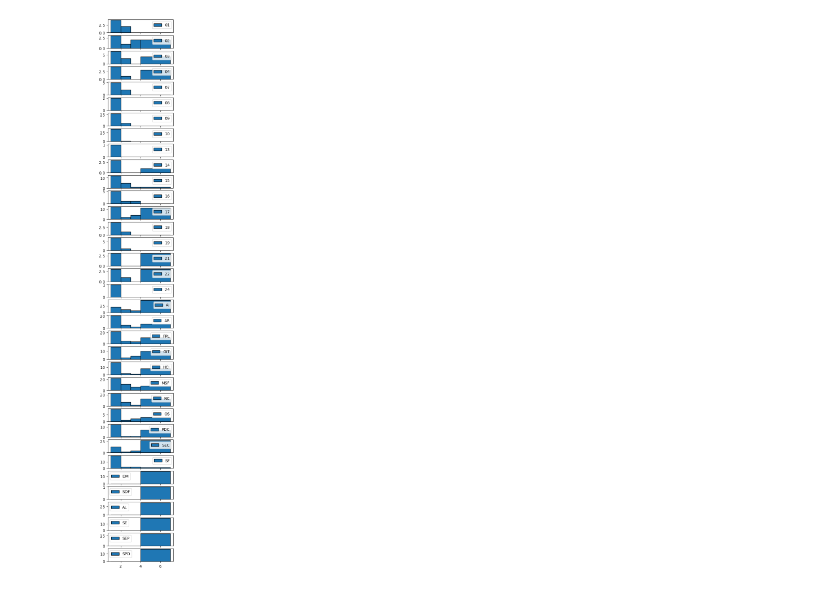
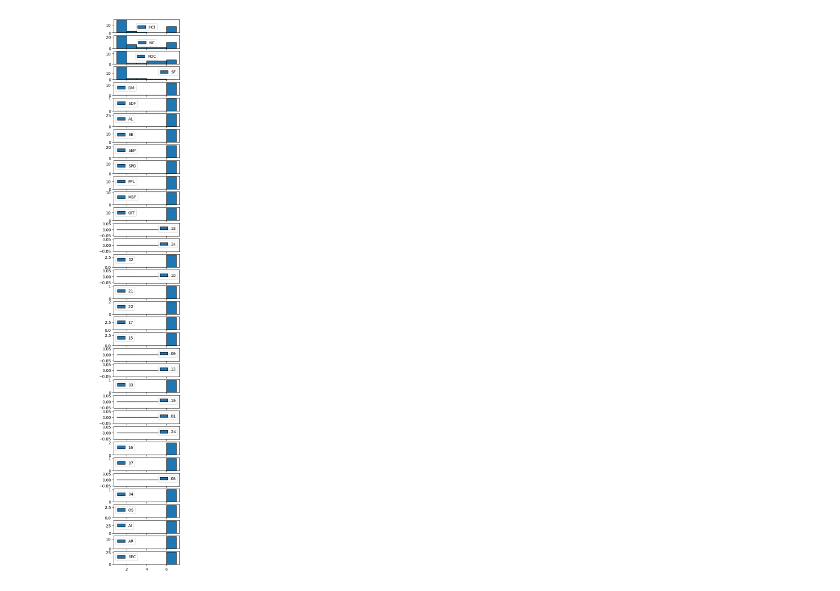
Before and after one commit to stevenaeola/iticse2023_wg6, a Jupyter notebook: curriculum_content/extract_codes.ipynb, the cells around one changed output. Cells and saved outputs as stored; diff of their text form; code cells hidden in the pictures.

```diff
--- a/curriculum_content/extract_codes.ipynb
+++ b/curriculum_content/extract_codes.ipynb
@@ -95,7 +108,19 @@ stage_two = pd.read_csv(os.path.join("coded","stage1_codes_columns.csv"))
 
 key_columns = ['institution', 'elective']
 print(len(stage_two.columns))
-stage_two_files = ["stage2_codes_columns-DM.csv", "stage2_codes_columns-SDF.csv", "stage2_codes_columns-AL.csv", "stage2_codes_columns-SE-SP.csv", "stage2_codes_columns-SPD.csv"]
+stage_two_files = ["stage2_codes_columns-DM.csv",
+                   "stage2_codes_columns-SDF.csv",
+                   "stage2_codes_columns-AL.csv",
+                   "stage2_codes_columns-SE-SP.csv",
+                   "stage2_codes_columns-SPD.csv",
+                   "stage2_codes_columns-FPL.csv",
+                   "stage2_codes_columns-MSF.csv",
+                   "stage2_codes_columns-GIT.csv",
+                   "stage2_codes_columns-CAH.csv",
+                   "stage2_codes_columns-OS.csv",
+                   "stage2_codes_columns-AI.csv",
+                   "stage2_codes_columns-A.csv",
+                   "stage2_codes_columns-SEC.csv"]
 for stage_two_file in stage_two_files:
     stage_two_addition = pd.read_csv(os.path.join("coded", "stage2", stage_two_file), dtype='string').fillna("")
     updated_columns = list(set(stage_two_addition.columns) - set(key_columns))
@@ -118,8 +151,8 @@ stage_two.to_csv(os.path.join("coded","stage2_codes_columns.csv"))
 # %%
 cols_to_plot = stage_two.columns[3:]
 
 fig, axs = plt.subplots(len(cols_to_plot), figsize=(3, 25))
 for n, col in enumerate(cols_to_plot):
-    stage_two[col].replace(0, np.nan).hist(ax=axs[n], bins=[1,2,3,4,7],  edgecolor='black', grid=False, legend=True)
+    stage_two[col].replace(0, np.nan).hist(ax=axs[n], bins=[1,2,3,4,6,7],  edgecolor='black', grid=False, legend=True)
 # %% [output]
-[figure, old version]
+[figure, new version]
```
Also changed, not shown: parts of 9 cells of this notebook, 2 other files.
